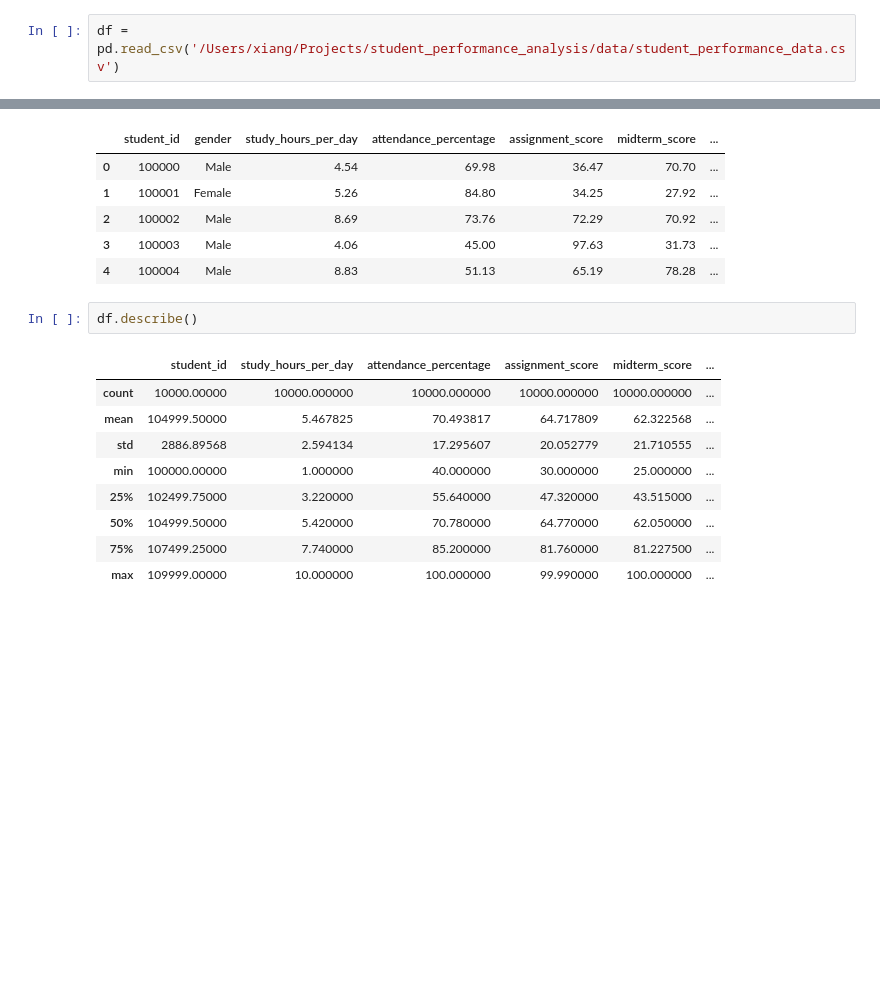
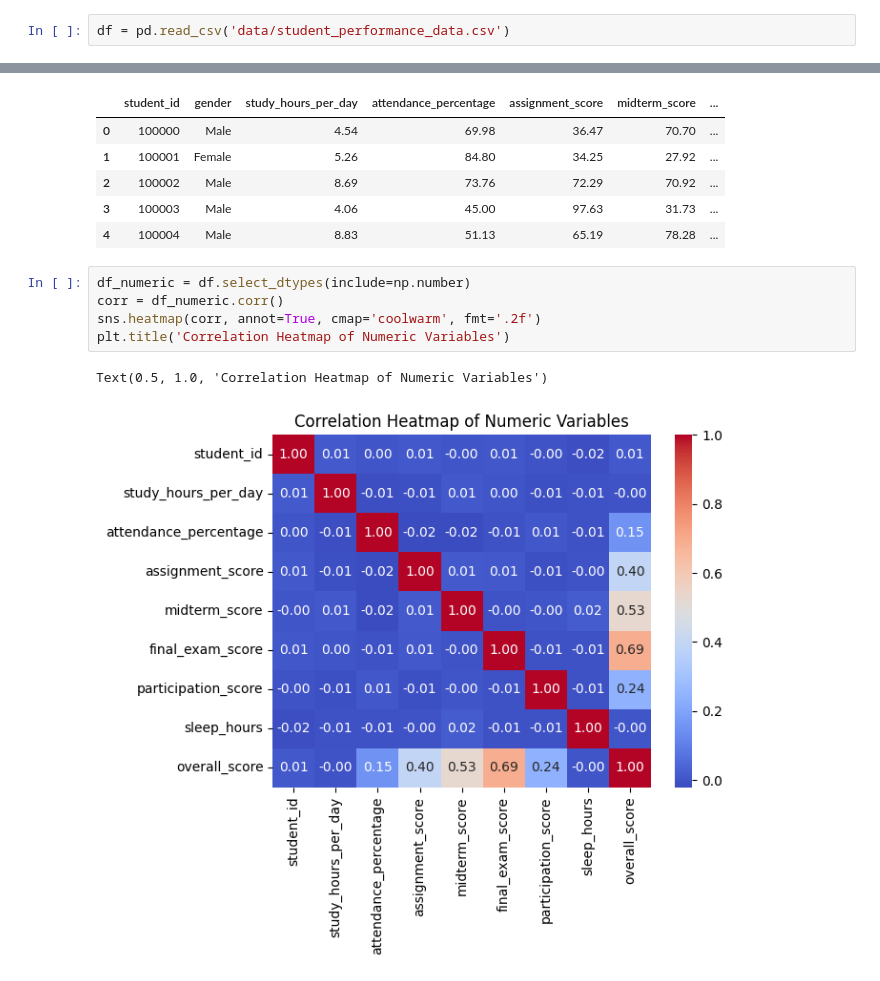
Before and after one commit to yixiang1029/student_performance_analysis, a Jupyter notebook: stu_perform.ipynb, the cells around one changed output, grey strips where cells are left out. Saved outputs shown, nothing was run; the diff lists cells and outputs as text; blank space fills up the shorter version.

```diff
--- a/stu_perform.ipynb
+++ b/stu_perform.ipynb
@@ -4,5 +6,5 @@ import numpy as np
 # %%
-df = pd.read_csv('/Users/xiang/Projects/student_performance_analysis/data/student_performance_data.csv')
+df = pd.read_csv('data/student_performance_data.csv')
 # %%
 list(df.columns)
 # %% [output]
@@ -50,14 +52,10 @@ df.head()
 | 3 | 100003 | Male | 4.06 | 45.00 | 97.63 | 31.73 | ... |
 | 4 | 100004 | Male | 8.83 | 51.13 | 65.19 | 78.28 | ... |
 # %%
-df.describe()
+df_numeric = df.select_dtypes(include=np.number)
+corr = df_numeric.corr()
+sns.heatmap(corr, annot=True, cmap='coolwarm', fmt='.2f')
+plt.title('Correlation Heatmap of Numeric Variables')
 # %% [output]
-|  | student_id | study_hours_per_day | attendance_percentage | assignment_score | midterm_score | ... |
-| count | 10000.00000 | 10000.000000 | 10000.000000 | 10000.000000 | 10000.000000 | ... |
-| mean | 104999.50000 | 5.467825 | 70.493817 | 64.717809 | 62.322568 | ... |
-| std | 2886.89568 | 2.594134 | 17.295607 | 20.052779 | 21.710555 | ... |
-| min | 100000.00000 | 1.000000 | 40.000000 | 30.000000 | 25.000000 | ... |
-| 25% | 102499.75000 | 3.220000 | 55.640000 | 47.320000 | 43.515000 | ... |
-| 50% | 104999.50000 | 5.420000 | 70.780000 | 64.770000 | 62.050000 | ... |
-| 75% | 107499.25000 | 7.740000 | 85.200000 | 81.760000 | 81.227500 | ... |
-| max | 109999.00000 | 10.000000 | 100.000000 | 99.990000 | 100.000000 | ... |
+Text(0.5, 1.0, 'Correlation Heatmap of Numeric Variables')
+[figure, added]
```
Also changed, not shown: parts of 1 cell of this notebook, 1 other file.
